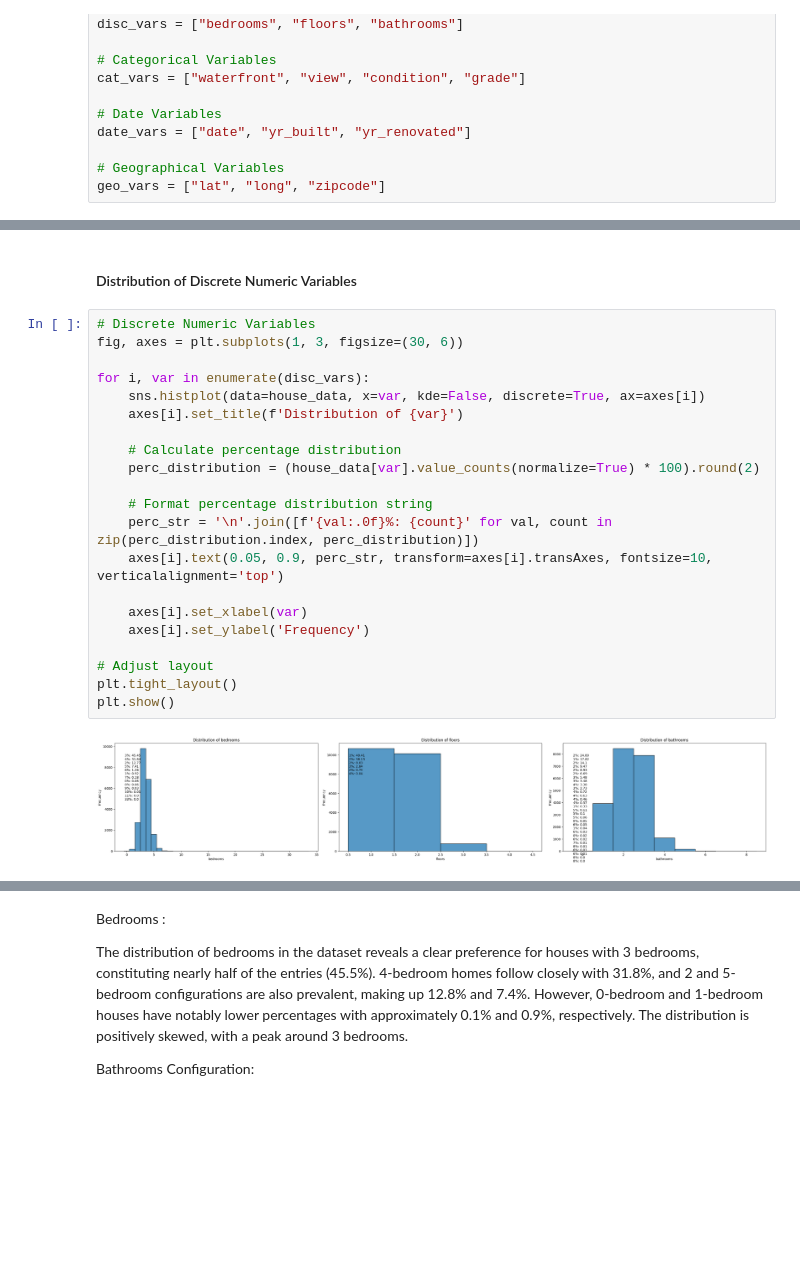
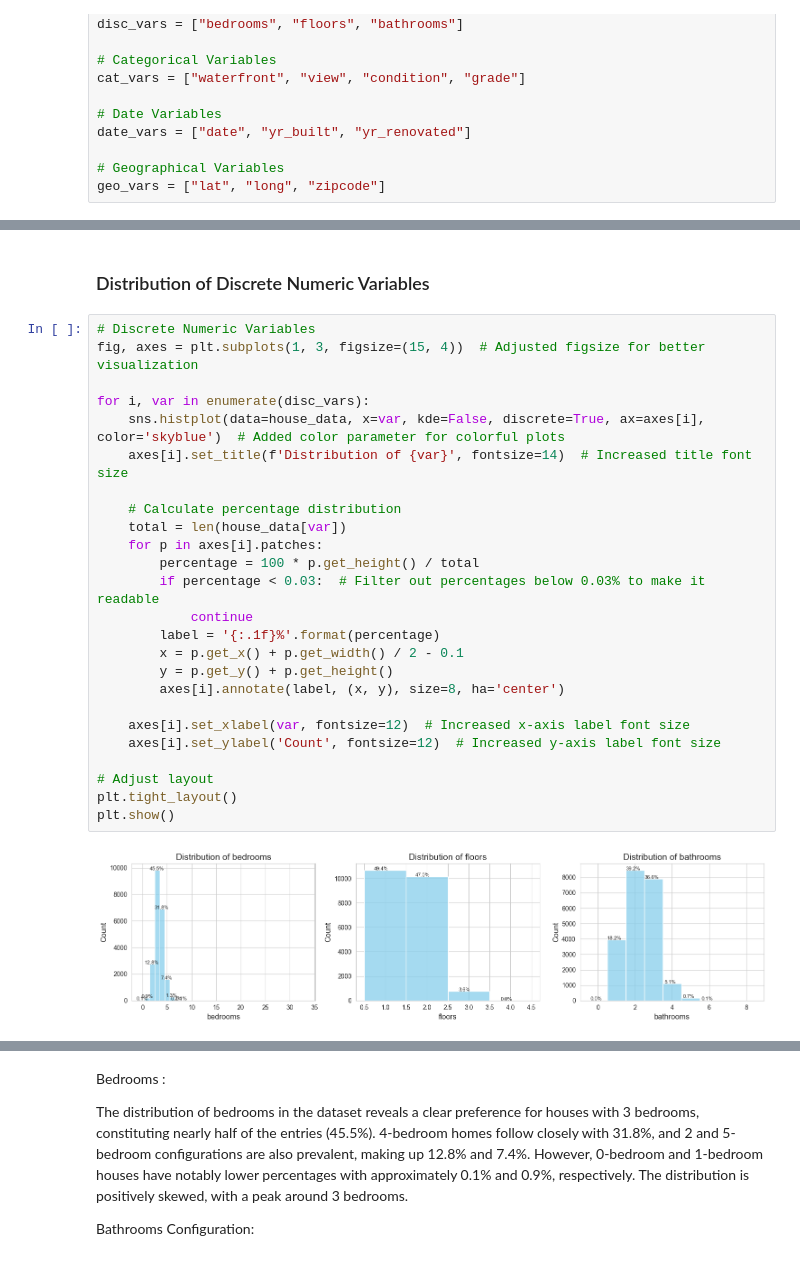
Before and after one commit to gizemguleli/RR_Project-Housing-Price-Dynamics-in-King-Cunty-WA, a Jupyter notebook: V1.ipynb, the cells around one changed output, grey strips where cells are left out. Saved outputs shown, nothing was run; the diff lists cells and outputs as text; blank space fills up the shorter version.

```diff
--- a/V1.ipynb
+++ b/V1.ipynb
@@ -196,25 +196,29 @@ plt.show()
 # %% [markdown]
-#### Distribution of Discrete Numeric Variables
+### Distribution of Discrete Numeric Variables
 # %%
 # Discrete Numeric Variables
-fig, axes = plt.subplots(1, 3, figsize=(30, 6))
+fig, axes = plt.subplots(1, 3, figsize=(15, 4))  # Adjusted figsize for better visualization
 
 for i, var in enumerate(disc_vars):
-    sns.histplot(data=house_data, x=var, kde=False, discrete=True, ax=axes[i])
-    axes[i].set_title(f'Distribution of {var}')
+    sns.histplot(data=house_data, x=var, kde=False, discrete=True, ax=axes[i], color='skyblue')  # Added color parameter for colorful plots
+    axes[i].set_title(f'Distribution of {var}', fontsize=14)  # Increased title font size
 
     # Calculate percentage distribution
-    perc_distribution = (house_data[var].value_counts(normalize=True) * 100).round(2)
+    total = len(house_data[var])
+    for p in axes[i].patches:
+        percentage = 100 * p.get_height() / total
+        if percentage < 0.03:  # Filter out percentages below 0.03% to make it readable
+            continue
+        label = '{:.1f}%'.format(percentage)
+        x = p.get_x() + p.get_width() / 2 - 0.1
+        y = p.get_y() + p.get_height()
+        axes[i].annotate(label, (x, y), size=8, ha='center')
 
-    # Format percentage distribution string
-    perc_str = '\n'.join([f'{val:.0f}%: {count}' for val, count in zip(perc_distribution.index, perc_distribution)])
-    axes[i].text(0.05, 0.9, perc_str, transform=axes[i].transAxes, fontsize=10, verticalalignment='top')
-
-    axes[i].set_xlabel(var)
-    axes[i].set_ylabel('Frequency')
+    axes[i].set_xlabel(var, fontsize=12)  # Increased x-axis label font size
+    axes[i].set_ylabel('Count', fontsize=12)  # Increased y-axis label font size
 
 # Adjust layout
 plt.tight_layout()
 plt.show()
 # %% [output]
-[figure, old version]
+[figure, new version]
```
Also changed, not shown: parts of 12 cells of this notebook.
